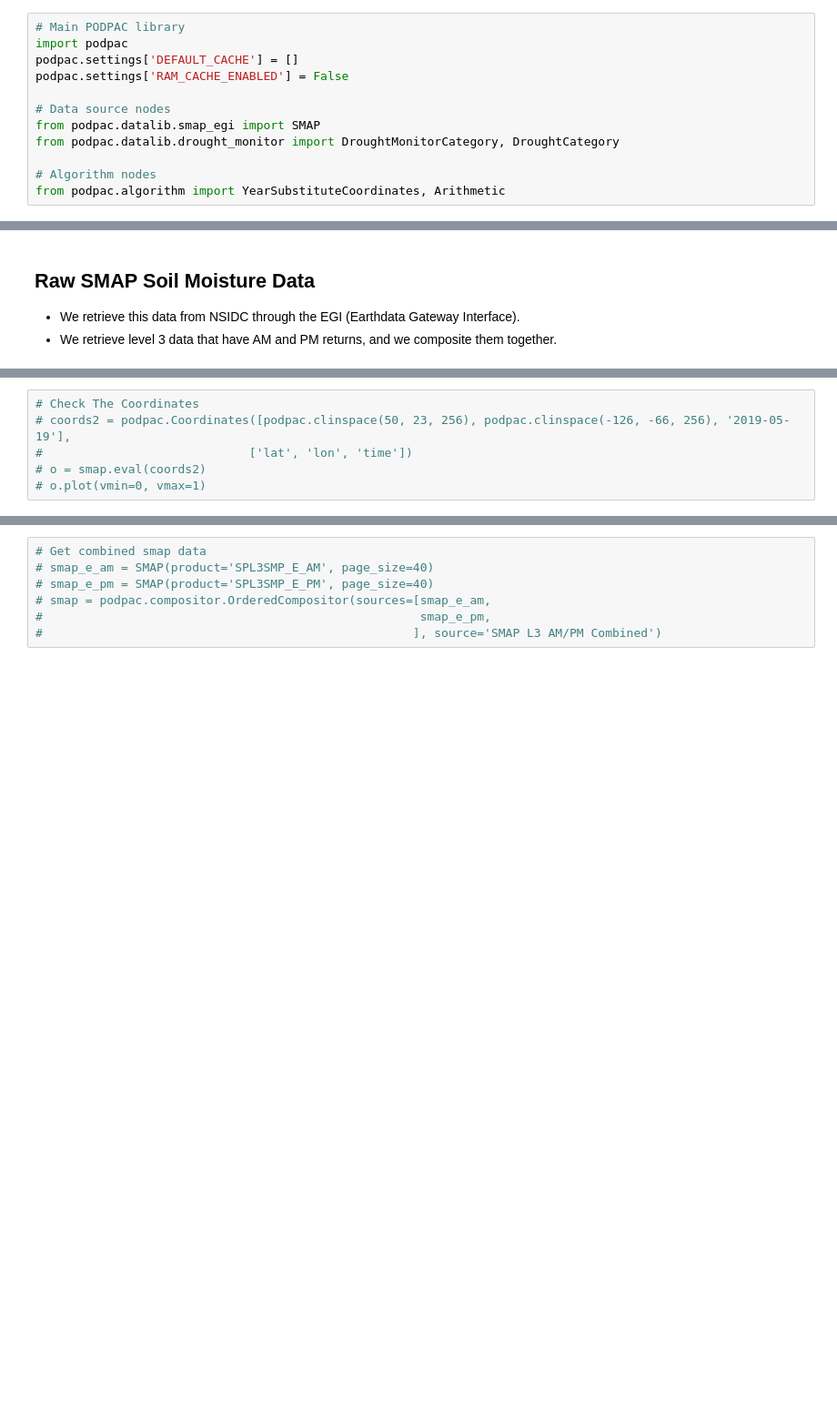
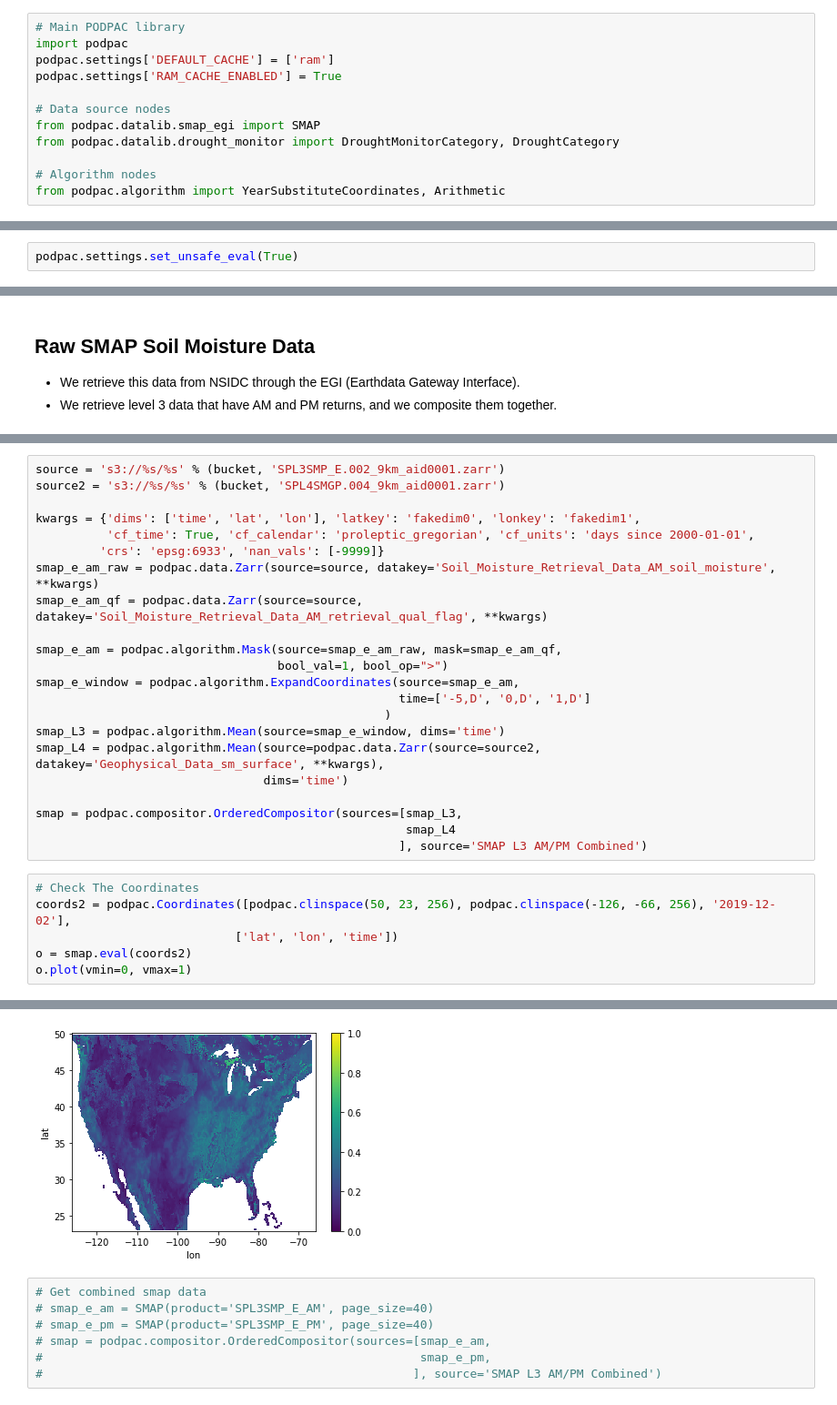
Before and after one commit to creare-com/podpac-drought-monitor, a Jupyter notebook: notebooks/Drought-Monitor-Pipeline.ipynb, the cells around one changed output, grey strips where cells are left out. Shown at 91% size. Drawn from its saved outputs; the diff is of its cells as text; blank space fills up the shorter version.

```diff
--- a/notebooks/Drought-Monitor-Pipeline.ipynb
+++ b/notebooks/Drought-Monitor-Pipeline.ipynb
@@ -7,8 +7,8 @@ Populating the interactive namespace from numpy and matplotlib
 # %%
 # Main PODPAC library
 import podpac
-podpac.settings['DEFAULT_CACHE'] = []
-podpac.settings['RAM_CACHE_ENABLED'] = False
+podpac.settings['DEFAULT_CACHE'] = ['ram']
+podpac.settings['RAM_CACHE_ENABLED'] = True
 
 # Data source nodes
 from podpac.datalib.smap_egi import SMAP
@@ -21,6 +21,8 @@ from podpac.algorithm import YearSubstituteCoordinates, Arithmetic
 ## Computed Drought Categories
 * We computed these categories from historical SMAP data and staged the results on AWS S3.
 * To access these datasets, our specific AWS credentials are required.
+# %%
+podpac.settings.set_unsafe_eval(True)
 # %%
 # AWS bucket where data lives
 bucket = "podpac-internal-test"
@@ -73,9 +75,32 @@ smap = podpac.compositor.OrderedCompositor(sources=[smap_e_am,
                                                     smap_e_pm,
                                                     smap_L4
                                                    ], source='SMAP L3 AM/PM Combined')
+# %%
+source = 's3://%s/%s' % (bucket, 'SPL3SMP_E.002_9km_aid0001.zarr')
+source2 = 's3://%s/%s' % (bucket, 'SPL4SMGP.004_9km_aid0001.zarr')
+
+kwargs = {'dims': ['time', 'lat', 'lon'], 'latkey': 'fakedim0', 'lonkey': 'fakedim1',
+          'cf_time': True, 'cf_calendar': 'proleptic_gregorian', 'cf_units': 'days since 2000-01-01',
+         'crs': 'epsg:6933', 'nan_vals': [-9999]}
+smap_e_am_raw = podpac.data.Zarr(source=source, datakey='Soil_Moisture_Retrieval_Data_AM_soil_moisture', **kwargs)
+smap_e_am_qf = podpac.data.Zarr(source=source, datakey='Soil_Moisture_Retrieval_Data_AM_retrieval_qual_flag', **kwargs)
+
+smap_e_am = podpac.algorithm.Mask(source=smap_e_am_raw, mask=smap_e_am_qf,
+                                  bool_val=1, bool_op=">")
+smap_e_window = podpac.algorithm.ExpandCoordinates(source=smap_e_am,
+                                                   time=['-5,D', '0,D', '1,D']
+                                                 )
+smap_L3 = podpac.algorithm.Mean(source=smap_e_window, dims='time')
+smap_L4 = podpac.algorithm.Mean(source=podpac.data.Zarr(source=source2, datakey='Geophysical_Data_sm_surface', **kwargs),
+                                dims='time')
+
+smap = podpac.compositor.OrderedCompositor(sources=[smap_L3,
+                                                    smap_L4
+                                                   ], source='SMAP L3 AM/PM Combined')
 # %%
 # Check The Coordinates
-# coords2 = podpac.Coordinates([podpac.clinspace(50, 23, 256), podpac.clinspace(-126, -66, 256), '2019-05-19'],
-#                             ['lat', 'lon', 'time'])
-# o = smap.eval(coords2)
-# o.plot(vmin=0, vmax=1)
+coords2 = podpac.Coordinates([podpac.clinspace(50, 23, 256), podpac.clinspace(-126, -66, 256), '2019-12-02'],
+                            ['lat', 'lon', 'time'])
+o = smap.eval(coords2)
+o.plot(vmin=0, vmax=1)
+# %% [output]
@@ -82,3 +108,4 @@ smap = podpac.compositor.OrderedCompositor(sources=[smap_e_am,
+[figure, added]
 # %%
 # Get combined smap data
 # smap_e_am = SMAP(product='SPL3SMP_E_AM', page_size=40)
```
Also changed, not shown: parts of 10 cells of this notebook, 2 other files.
